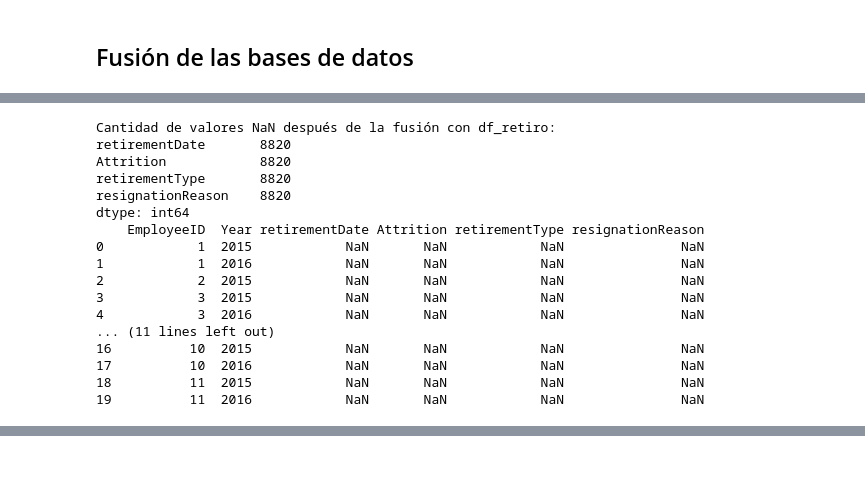
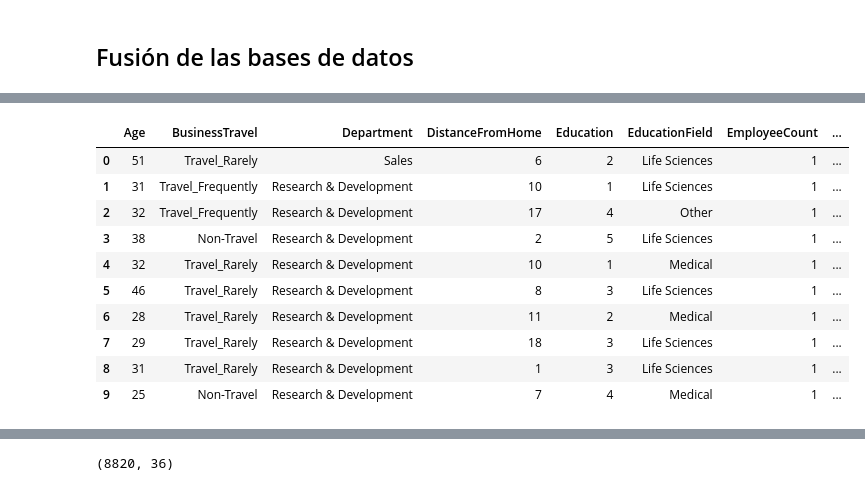
Before and after one commit to osiris-contreras/Anal-tica-en-Recursos-Humanos, a Jupyter notebook: preprocesamieto_de_datos.ipynb, the cells around one changed output, grey strips where cells are left out. Drawn from its saved outputs; the diff is of its cells as text; code cells hidden in the pictures; blank space fills up the shorter version.

Commit message:
fusión de datos

```diff
--- a/preprocesamieto_de_datos.ipynb
+++ b/preprocesamieto_de_datos.ipynb
@@ -240,9 +240,8 @@ df_retiro['resignationReason'].fillna('Fired', inplace=True)
 df_general['Year'] = pd.to_datetime(df_general['InfoDate']).dt.year
 df_encuesta_empleado['Year'] = pd.to_datetime(df_encuesta_empleado['DateSurvey']).dt.year
 df_encuesta_gerente['Year'] = pd.to_datetime(df_encuesta_gerente['SurveyDate']).dt.year
-df_retiro['Year'] = pd.to_datetime(df_retiro['retirementDate']).dt.year
 
-# Asegurarse de que EmployeeID y Year sean del mismo tipo en todos los DataFrames
+#  Asegurarse de que EmployeeID y Year sean del mismo tipo en todos los DataFrames
 df_general['EmployeeID'] = df_general['EmployeeID'].astype(int)
 df_general['Year'] = df_general['Year'].astype(int)
 
@@ -252,5 +251,20 @@ df_encuesta_empleado['Year'] = df_encuesta_empleado['Year'].astype(int)
 df_encuesta_gerente['EmployeeID'] = df_encuesta_gerente['EmployeeID'].astype(int)
 df_encuesta_gerente['Year'] = df_encuesta_gerente['Year'].astype(int)
 
-df_retiro['EmployeeID'] = df_retiro['EmployeeID'].astype(int)
-df_retiro['Year'] = df_retiro['Year'].astype(int)
+# Fusionar df_general, df_encuesta_empleado y df_encuesta_gerente
+df_completo_sin_retiro = pd.merge(df_general, df_encuesta_empleado, on=['EmployeeID', 'Year'], how='left')
+df_completo_sin_retiro = pd.merge(df_completo_sin_retiro, df_encuesta_gerente, on=['EmployeeID', 'Year'], how='left')
+
+# Fusionar df_completo_sin_retiro con df_retiro usando EmployeeID como clave
+df_completo = pd.merge(df_completo_sin_retiro, df_retiro, on='EmployeeID', how='left')
+
+# Mostrar los valores nulos por columna
+# Calcular la cantidad de valores nulos por columna
+nulos_por_columna = df_completo.isnull().sum()
+
+# Mostrar los valores nulos en formato de tabla con todas las columnas
+pd.set_option('display.max_columns', None)
+pd.set_option('display.width', None)
+
+print("Valores nulos por columna en df_completo:")
+print(nulos_por_columna)
@@ -285,34 +289,15 @@ df_retiro_agg = df_retiro.groupby(['EmployeeID', 'Year']).agg(lambda x: x.mode()
-# %%
-# Fusionar df_general con df_encuesta_empleado
-df_completo = pd.merge(df_general_agg, df_encuesta_empleado_agg, on=['EmployeeID', 'Year'], how='left')
-
-# Fusionar df_completo con df_encuesta_gerente
-df_completo = pd.merge(df_completo, df_encuesta_gerente_agg, on=['EmployeeID', 'Year'], how='left')
-
-# Finalmente, fusionar df_completo con df_retiro
-df_completo = pd.merge(df_completo, df_retiro_agg, on=['EmployeeID', 'Year'], how='left')
-# %%
-# Verificar la cantidad de valores NaN después de la fusión con df_retiro
-print("Cantidad de valores NaN después de la fusión con df_retiro:")
-print(df_completo[['retirementDate', 'Attrition', 'retirementType', 'resignationReason']].isnull().sum())
-
-# Verificar algunos registros específicos para asegurarse de que se han fusionado correctamente
-print(df_completo[['EmployeeID', 'Year', 'retirementDate', 'Attrition', 'retirementType', 'resignationReason']].head(20))
-# %% [output]
-Cantidad de valores NaN después de la fusión con df_retiro:
-retirementDate       8820
-Attrition            8820
-retirementType       8820
-resignationReason    8820
-dtype: int64
-    EmployeeID  Year retirementDate Attrition retirementType resignationReason
-0            1  2015            NaN       NaN            NaN               NaN
-1            1  2016            NaN       NaN            NaN               NaN
-2            2  2015            NaN       NaN            NaN               NaN
-3            3  2015            NaN       NaN            NaN               NaN
-4            3  2016            NaN       NaN            NaN               NaN
-... (11 lines left out)
-16          10  2015            NaN       NaN            NaN               NaN
-17          10  2016            NaN       NaN            NaN               NaN
-18          11  2015            NaN       NaN            NaN               NaN
-19          11  2016            NaN       NaN            NaN               NaN
+# %%
+display(df_completo.head(10))
+display(df_completo.tail(10))
+# %% [output]
+|  | Age | BusinessTravel | Department | DistanceFromHome | Education | EducationField | EmployeeCount | ... |
+| 0 | 51 | Travel_Rarely | Sales | 6 | 2 | Life Sciences | 1 | ... |
+| 1 | 31 | Travel_Frequently | Research & Development | 10 | 1 | Life Sciences | 1 | ... |
+| 2 | 32 | Travel_Frequently | Research & Development | 17 | 4 | Other | 1 | ... |
+| 3 | 38 | Non-Travel | Research & Development | 2 | 5 | Life Sciences | 1 | ... |
+| 4 | 32 | Travel_Rarely | Research & Development | 10 | 1 | Medical | 1 | ... |
+| 5 | 46 | Travel_Rarely | Research & Development | 8 | 3 | Life Sciences | 1 | ... |
+| 6 | 28 | Travel_Rarely | Research & Development | 11 | 2 | Medical | 1 | ... |
+| 7 | 29 | Travel_Rarely | Research & Development | 18 | 3 | Life Sciences | 1 | ... |
+| 8 | 31 | Travel_Rarely | Research & Development | 1 | 3 | Life Sciences | 1 | ... |
+| 9 | 25 | Non-Travel | Research & Development | 7 | 4 | Medical | 1 | ... |
@@ -318,0 +315,4 @@ dtype: int64
+# %%
+df_completo.shape
+# %% [output]
+(8820, 36)
```
Also changed, not shown: parts of 8 cells of this notebook.
